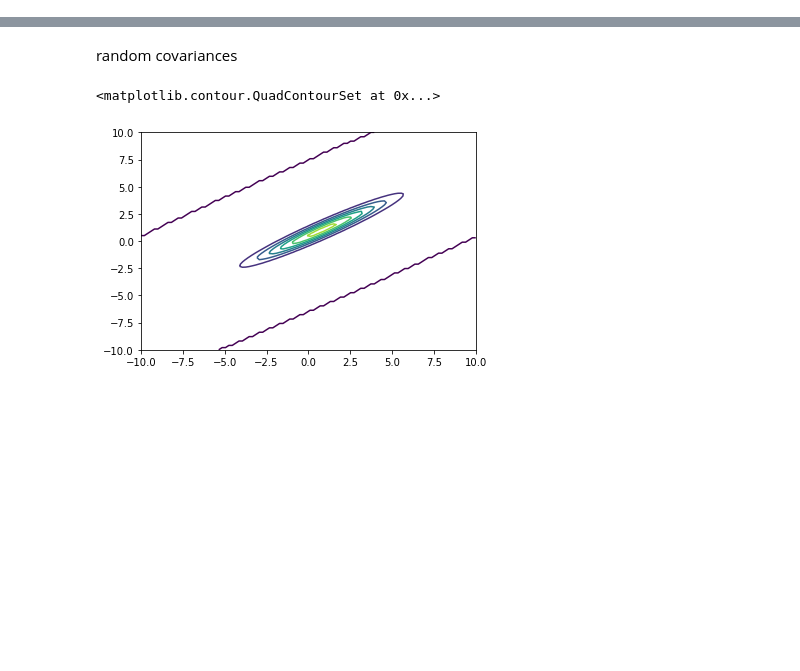
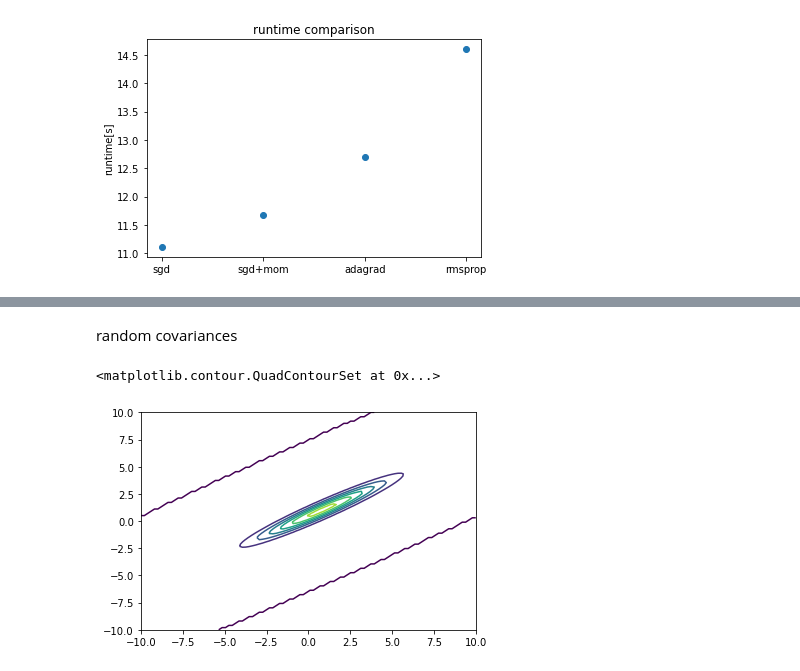
Before and after one commit to jthuemmel/linear_svgd, a Jupyter notebook: testing.ipynb, the cells around one changed output, grey strips where cells are left out. Cells and saved outputs as stored; diff of their text form; code cells hidden in the pictures; blank space fills up the shorter version.

Commit message:
optimizer support

```diff
--- a/testing.ipynb
+++ b/testing.ipynb
@@ -7,0 +146,38 @@ import my_funcs as my
+# %%
+Cs = [1,10,100] #condition numbers on the random covariance
+Ns = [2,11,21,31,41,51] #number of particles to use
+D = 50 #dimension of the target
+num_iter = 15000 #number of iterations
+num_runs = 1 #number of runs
+eta = 1e-2 #learning rate
+standard_normal = torch.distributions.MultivariateNormal(torch.zeros(D),torch.eye(D)) #q0
+# %%
+optimizers = [my.SGD(eta = 1e-3),
+              my.SGD(eta = 1e-3,gamma = 0.9),
+              my.AdaGrad(eta = 1e-2),
+              my.AdaGrad(alpha = 0.9,eta = 1e-2)]
+names = ['sgd','sgd+mom','adagrad','rmsprop']
+# %%
+C = Cs[-1]
+N = Ns[-1]
+
+target_mean = standard_normal.sample()
+target_covariance = my.random_covariance(D,Lmin = 0.1, Lmax = 0.1*C)
+p = torch.distributions.MultivariateNormal(target_mean,target_covariance)
+x0 = standard_normal.sample([N])
+
+runtime = torch.zeros((len(optimizers),))
+x_lin = torch.zeros((len(optimizers),num_iter,N,D))
+
+for i,opti in enumerate(optimizers):
+    t1 = time.time()
+    x_lin[i] = my.svgd(x0,p,num_iter = num_iter,kernel = 'linear',optimizer = opti, history = True)
+    t2 = time.time()
+    runtime[i] = np.around(t2 - t1,2)
+# %%
+plt.plot(names,runtime,'o')
+plt.title('runtime comparison')
+plt.ylabel('runtime[s]')
+plt.show()
+# %% [output]
+[figure, added]
```
Also changed, not shown: parts of 15 cells of this notebook, 1 other file.
